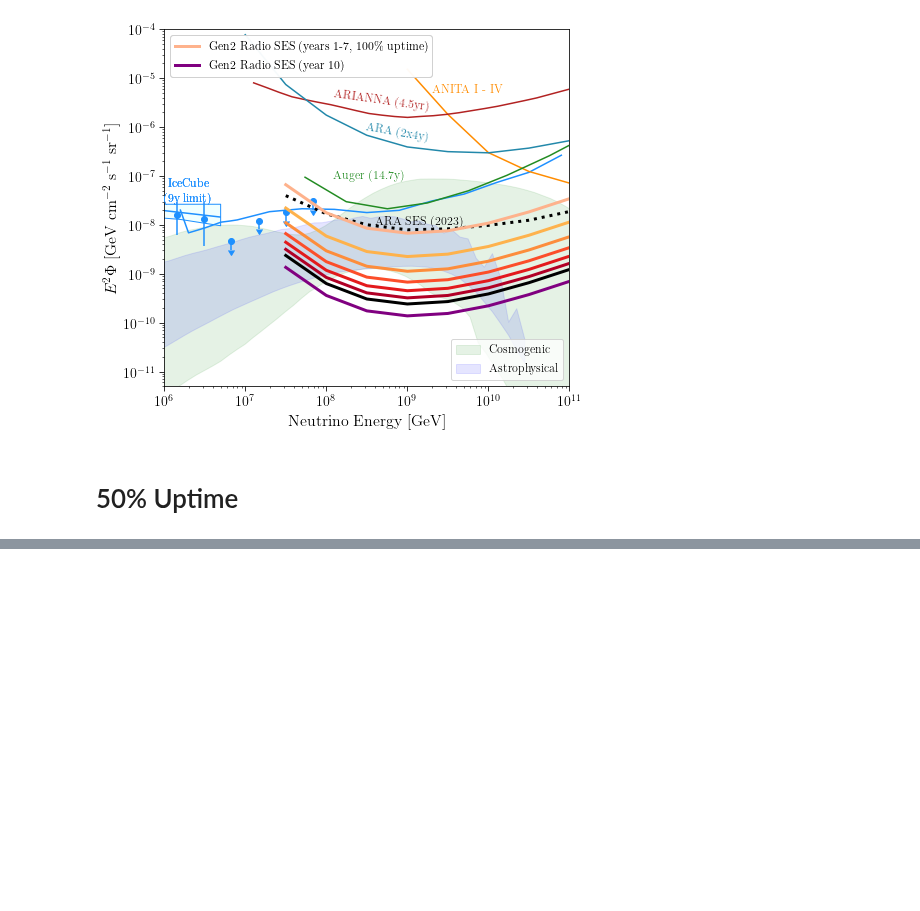
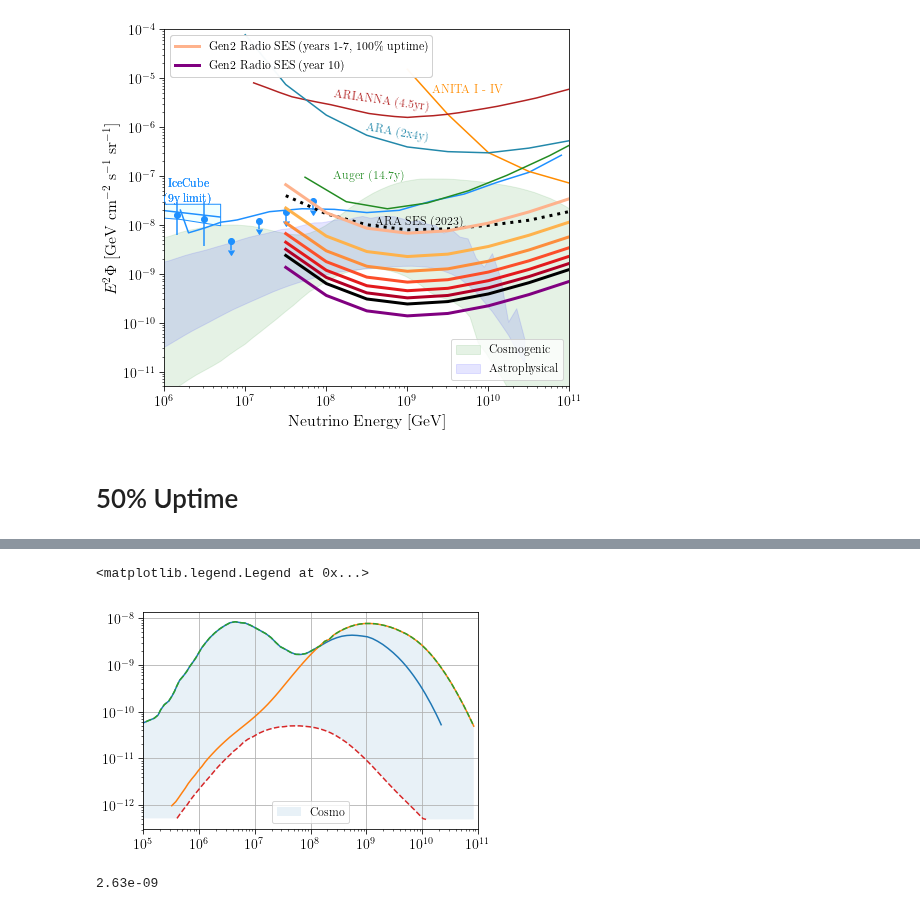
Before and after one commit to toej93/ARA_analysis, a Jupyter notebook: plotting/limits/sensitivities_for_Gen2Radio.ipynb, the cells around one changed output, grey strips where cells are left out. Saved outputs shown, nothing was run; the diff lists cells and outputs as text; code cells hidden in the pictures; blank space fills up the shorter version.

```diff
--- a/plotting/limits/sensitivities_for_Gen2Radio.ipynb
+++ b/plotting/limits/sensitivities_for_Gen2Radio.ipynb
@@ -148,0 +204,25 @@ figure.show(legend_size=12, save_name='limits_plot_ARA_Gen2_E2_50PercentUptime.p
+# %%
+plt.plot(Upper1Cosmo[0],Upper1Cosmo[1])
+# plt.plot(Upper2Astro[0],Upper2Astro[1], "--")
+plt.plot(Upper2Cosmo[0],Upper2Cosmo[1])
+plt.plot(UpperCosmo[0],UpperCosmo[1], "--")
+plt.plot(LowerCosmo[0],LowerCosmo[1], "--")
+
+LowerCosmoInterp = np.interp(UpperCosmo[0], LowerCosmo[0], LowerCosmo[1])
+
+
+plt.fill_between(UpperCosmo[0], LowerCosmoInterp, UpperCosmo[1], alpha = 0.1, label = "Cosmo")
+
+plt.xscale("log")
+plt.yscale("log")
+
+plt.grid()
+plt.xlim(1E5, 1E11)
+plt.legend()
+# %% [output]
+<matplotlib.legend.Legend at 0x...>
+[figure, added]
+# %%
+Upper1Cosmo[1][42]
+# %% [output]
+2.63e-09
```
Also changed, not shown: parts of 10 cells of this notebook, 14 other files.
